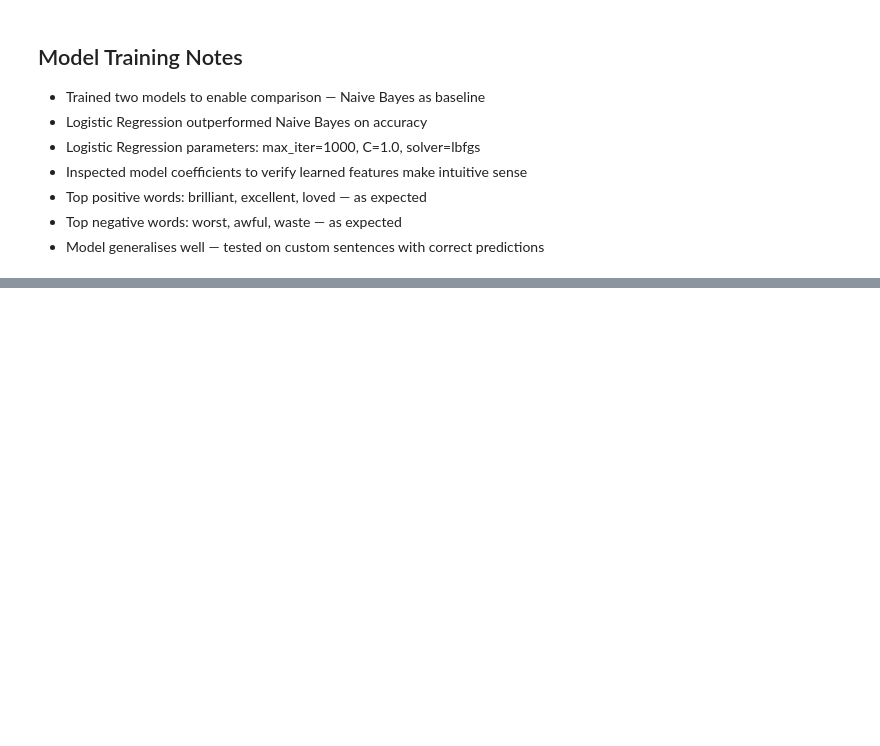
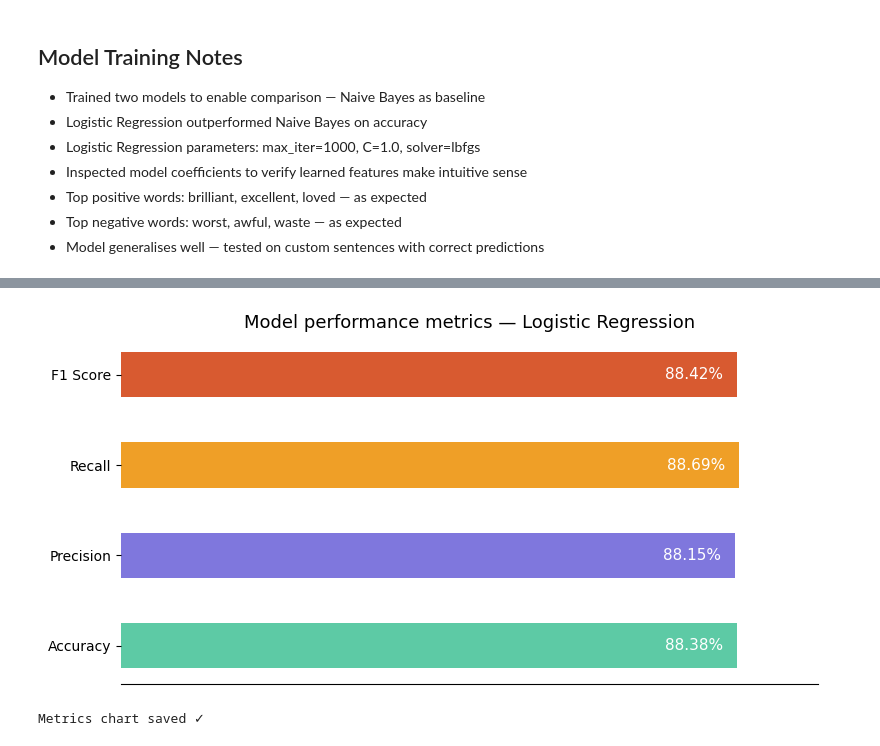
Before and after one commit to rohansairongala/sentiment-analyser, a Jupyter notebook: notebooks/01_exploration.ipynb, the cells around one changed output, grey strips where cells are left out. Saved outputs shown, nothing was run; the diff lists cells and outputs as text; code cells hidden in the pictures; blank space fills up the shorter version.

```diff
--- a/notebooks/01_exploration.ipynb
+++ b/notebooks/01_exploration.ipynb
@@ -549,0 +609,42 @@ print(push_result)
+# %%
+#Cell 26 — Visualise precision, recall and F1
+from sklearn.metrics import precision_score, recall_score, f1_score
+
+metrics = {
+    "Accuracy" : accuracy_score(y_test, lr_preds),
+    "Precision": precision_score(y_test, lr_preds),
+    "Recall"   : recall_score(y_test, lr_preds),
+    "F1 Score" : f1_score(y_test, lr_preds)
+}
+
+fig, ax = plt.subplots(figsize=(8, 4))
+
+bars = ax.barh(
+    list(metrics.keys()),
+    list(metrics.values()),
+    color=["#5DCAA5", "#7F77DD", "#EF9F27", "#D85A30"],
+    height=0.5
+)
+
+for bar, value in zip(bars, metrics.values()):
+    ax.text(
+        bar.get_width() - 0.02,
+        bar.get_y() + bar.get_height() / 2,
+        f"{value*100:.2f}%",
+        va="center", ha="right",
+        color="white", fontsize=11, fontweight="500"
+    )
+
+ax.set_xlim(0, 1)
+ax.set_xlabel("Score", fontsize=11)
+ax.set_title("Model performance metrics — Logistic Regression", fontsize=13, fontweight="500")
+ax.spines[["top", "right", "left"]].set_visible(False)
+ax.xaxis.set_visible(False)
+
+plt.tight_layout()
+plt.savefig("model_metrics.png", dpi=150)
+plt.show()
+print("Metrics chart saved ✓")
+# %% [output]
+[figure, added]
+Metrics chart saved ✓
```
Also changed, not shown: parts of 6 cells of this notebook, 4 other files.
